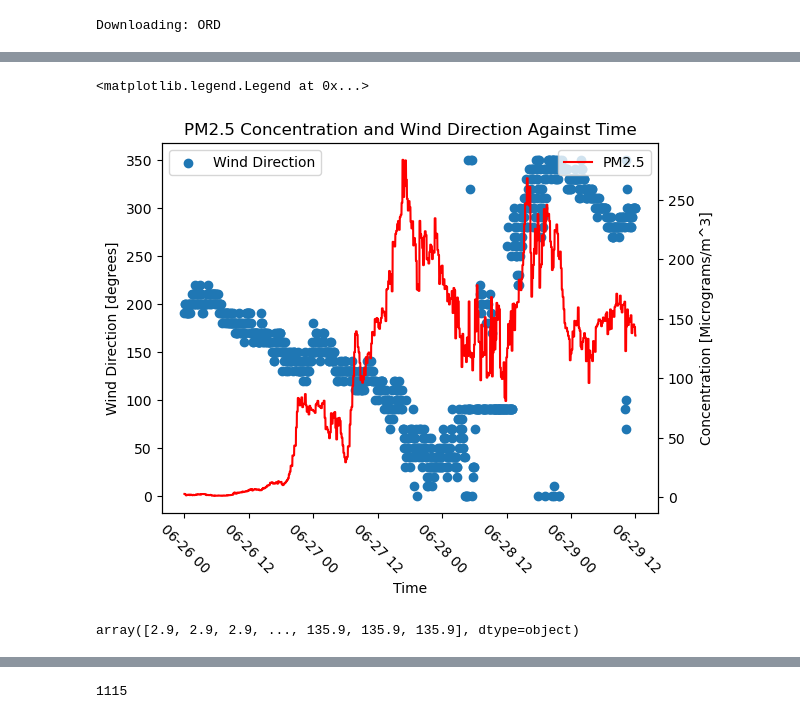
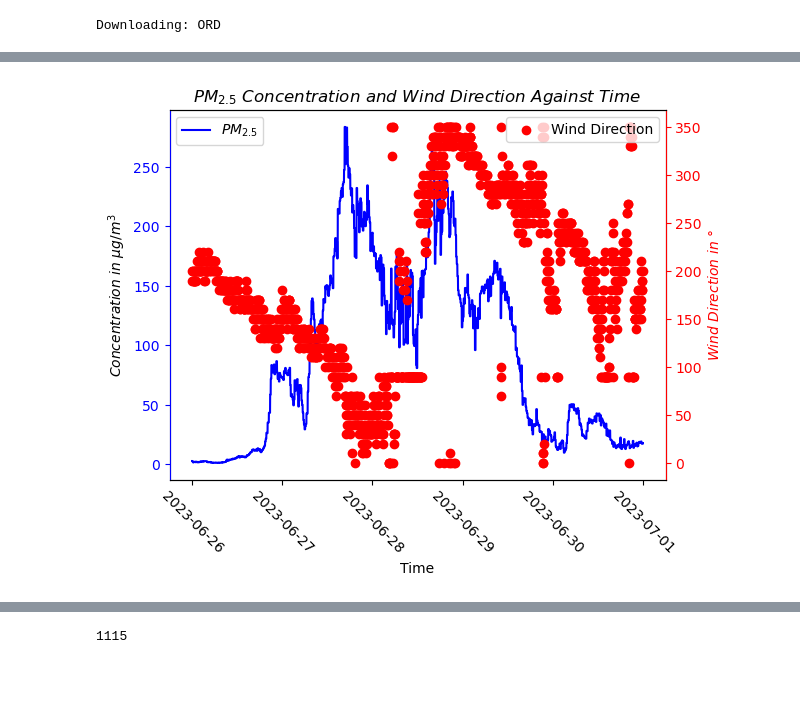
Before and after one commit to EVS-ATMOS/air-quality-sensors, a Jupyter notebook: notebooks/chicago_wildifre.ipynb, the cells around one changed output, grey strips where cells are left out. Drawn from its saved outputs; the diff is of its cells as text; code cells hidden in the pictures; blank space fills up the shorter version.

```diff
--- a/notebooks/chicago_wildifre.ipynb
+++ b/notebooks/chicago_wildifre.ipynb
@@ -39,7 +52,7 @@ warnings.filterwarnings("ignore")
 # %%
 ## NEIU AQT
 df_aq = sage_data_client.query(start = "2023-06-26" + 'T' + "00:00:00" + 'Z',
-                               end = "2023-06-29" + 'T' + "12:00:00" + 'Z',
+                               end = "2023-07-01" + 'T' + "00:00:00" + 'Z',
                                filter={
                                         "plugin": "registry.sagecontinuum.org/jrobrien/waggle-aqt:0.23.5.*",
                                        }
@@ -77,7 +90,7 @@ dp = dewpoint_from_relative_humidity( aqvals.temp.to_numpy() * units.degC,
 
 aqvals['dewpoint'] = dp
 # %%
-time_window = [datetime(2023, 6, 26, 0, 0), datetime(2023, 6, 29, 12, 0)]
+time_window = [datetime(2023, 6, 26, 0, 0), datetime(2023, 7, 1, 0, 0)]
 my_asoses = act.discovery.get_asos(time_window, station="ORD")
 # %% [output]
 Downloading: ORD
@@ -160,37 +190,38 @@ Text(0, 0.5, 'Wind Speed (kts)')
 # %%
 ## Making a scatterplot of wind direction and PM2.5 Concentration
-
 real_pm25 = []
 counter = 0
 time_array_1 = np.array(pm25["timestamp"])
 pm_25 = np.array(pm25["value"])
 time_array_2 = my_asoses["ORD"].time.values
 for j in range(len(time_array_2)):
     time1 = np.datetime64(time_array_2[j])
     while True:
         time2 = np.datetime64(time_array_1[counter])
         if (time1 <= time2):
             real_pm25.append(pm_25[counter])
             break
         else:
             counter += 1
 
 fig, ax1 = plt.subplots()
-plt.scatter(time_array_2, wind_direction, label="Wind Direction")
+plt.plot(pm25["timestamp"], pm25["value"], color="Blue", label="$PM_{2.5}$")
+plt.ylabel("$Concentration\ in\ \mu g/m^3$")
 plt.xticks(rotation=315)
 plt.xlabel("Time")
-plt.ylabel("Wind Direction [degrees]")
-plt.title("PM2.5 Concentration and Wind Direction Against Time")
-plt.legend()
+ax1.tick_params(axis="y", colors="blue")
+plt.title("$PM_{2.5}\ Concentration\ and\ Wind\ Direction\ Against\ Time$")
+plt.legend(loc=2)
 
 ax2 = ax1.twinx()
-plt.plot(pm25["timestamp"], pm25["value"], color="Red", label="PM2.5")
-plt.ylabel("Concentration [Micrograms/m^3]")
-plt.legend()
+plt.scatter(time_array_2, wind_direction, label="Wind Direction", color="Red")
+plt.ylabel("$Wind\ Direction\ in\ \degree$", color="red")
+plt.legend(loc=1)
+ax2.spines["left"].set_color("blue")
+ax2.spines["right"].set_color("red")
+ax2.tick_params(axis="y", colors="red")
+plt.savefig("26_June_Wind_Direction_PM25")
 # %% [output]
-<matplotlib.legend.Legend at 0x...>
-[figure, old version]
+[figure, new version]
 # %%
-pm_25[counter]
+pm25_new = np.array(pm25.value.values)
-# %% [output]
-array([2.9, 2.9, 2.9, ..., 135.9, 135.9, 135.9], dtype=object)
```
Also changed, not shown: parts of 9 cells of this notebook, 1 other file.
